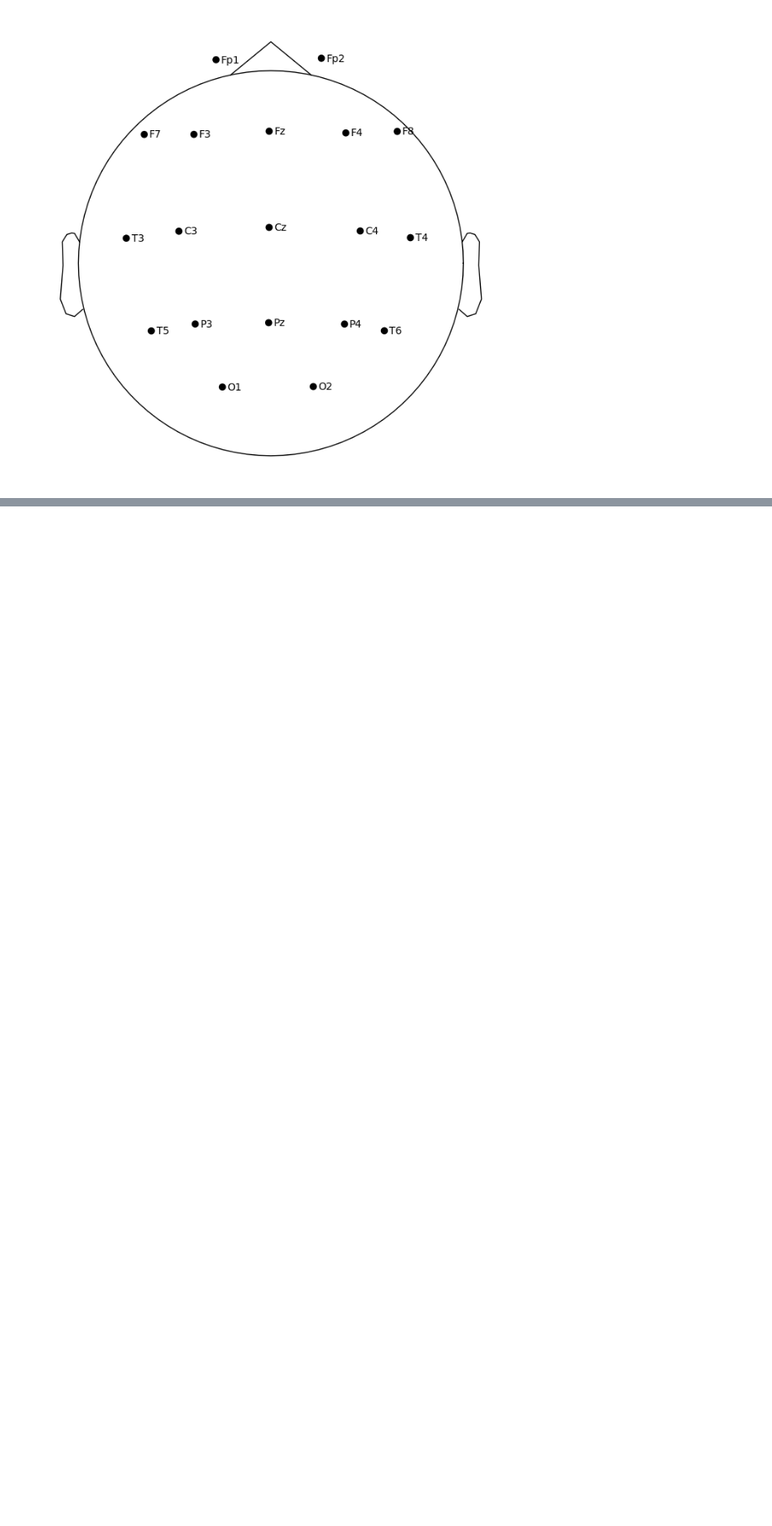
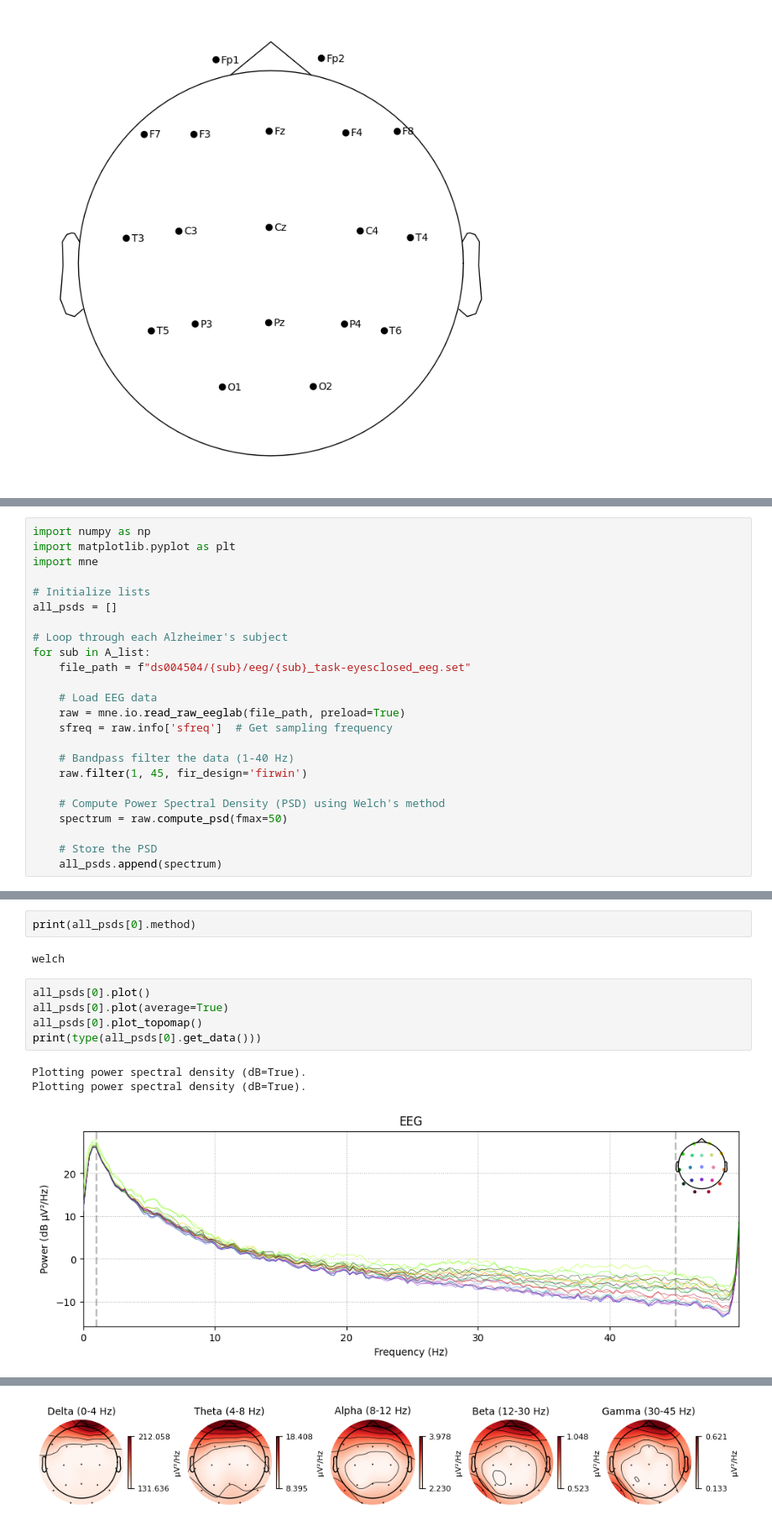
Before and after one commit to ans9868/neuroInfo, a Jupyter notebook: eeg-classification.ipynb, the cells around one changed output, grey strips where cells are left out. Shown at 84% size. Saved outputs shown, nothing was run; the diff lists cells and outputs as text; blank space fills up the shorter version.

```diff
--- a/eeg-classification.ipynb
+++ b/eeg-classification.ipynb
@@ -134,0 +375,24 @@ raw.plot_sensors(kind="topomap", show_names=True)
+# %%
+import numpy as np
+import matplotlib.pyplot as plt
+import mne
+
+# Initialize lists
+all_psds = []
+
+# Loop through each Alzheimer's subject
+for sub in A_list:
+    file_path = f"ds004504/{sub}/eeg/{sub}_task-eyesclosed_eeg.set"
+
+    # Load EEG data
+    raw = mne.io.read_raw_eeglab(file_path, preload=True)
+    sfreq = raw.info['sfreq']  # Get sampling frequency
+
+    # Bandpass filter the data (1-40 Hz)
+    raw.filter(1, 45, fir_design='firwin')
+
+    # Compute Power Spectral Density (PSD) using Welch's method
+    spectrum = raw.compute_psd(fmax=50)
+
+    # Store the PSD
+    all_psds.append(spectrum)
@@ -134,0 +510,13 @@ raw.plot_sensors(kind="topomap", show_names=True)
+# %%
+print(all_psds[0].method)
+# %% [output]
+welch
+# %%
+all_psds[0].plot()
+all_psds[0].plot(average=True)
+all_psds[0].plot_topomap()
+print(type(all_psds[0].get_data()))
+# %% [output]
+Plotting power spectral density (dB=True).
+Plotting power spectral density (dB=True).
+[figure, added]
@@ -134,0 +524 @@ raw.plot_sensors(kind="topomap", show_names=True)
+[figure, added]
```
Also changed, not shown: parts of 18 cells of this notebook.
